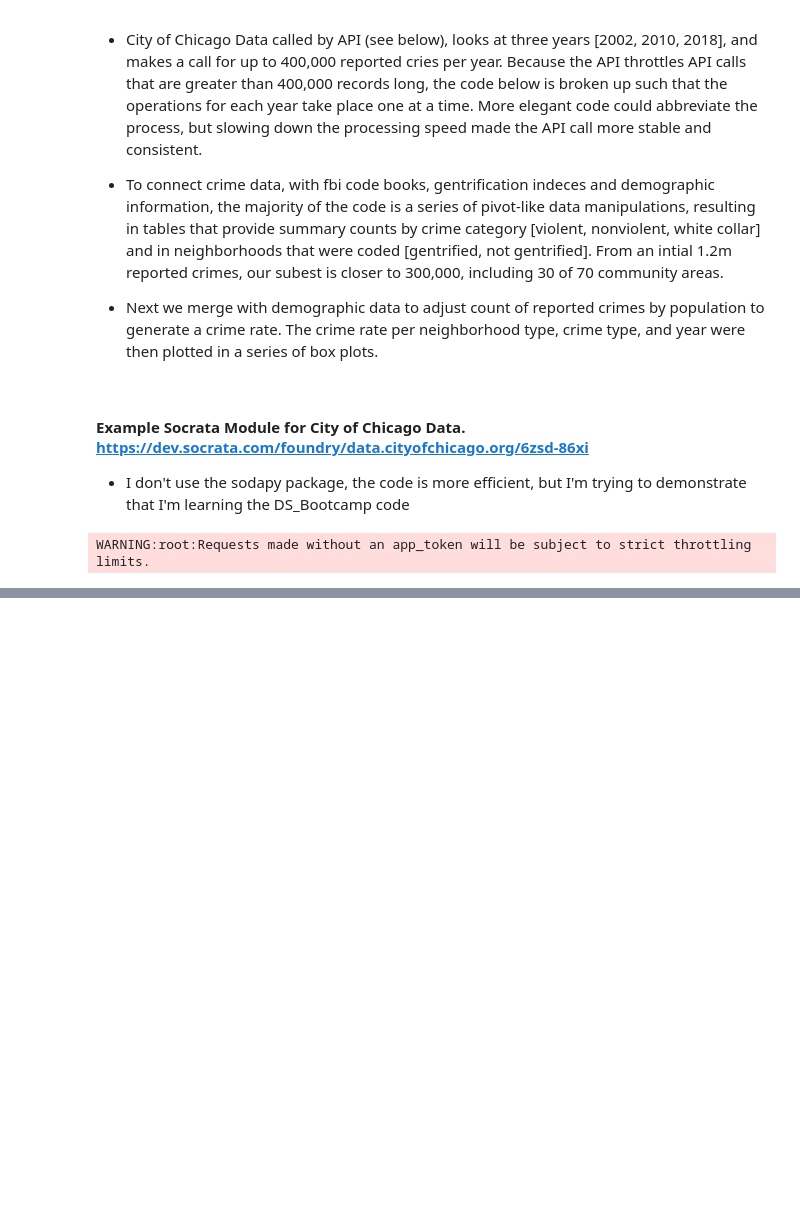
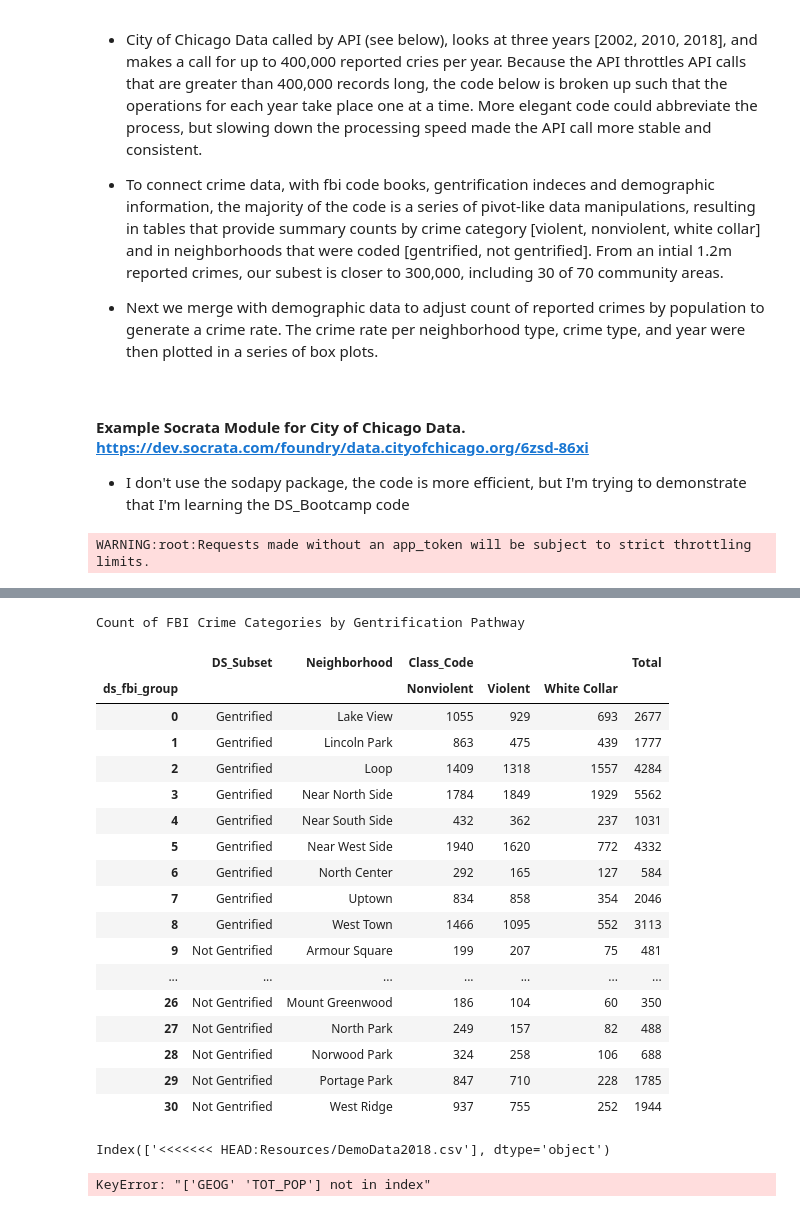
Before and after one commit to ajdeschenes/RuPaulsitory, a Jupyter notebook: Dev/Crime/chicago_crime_gentrification_api_json.ipynb, the cells around one changed output, grey strips where cells are left out. Drawn from its saved outputs; the diff is of its cells as text; code cells hidden in the pictures; blank space fills up the shorter version.

```diff
--- a/Dev/Crime/chicago_crime_gentrification_api_json.ipynb
+++ b/Dev/Crime/chicago_crime_gentrification_api_json.ipynb
@@ -75,0 +309,8 @@ FileNotFoundError: File b'crime_resources/fbi_codex.csv' does not exist
+# %%
+closeresults = client.get("6zsd-86xi", year=2018, limit=400000)
+closeresults_df = pd.DataFrame.from_records(closeresults)                    # Convert to pandas DataFrame # results_df.head()
+close_results = closeresults_df[['community_area','fbi_code','date','description', 'latitude','longitude','primary_type','year']]
+close_results['community_area'] = pd.to_numeric(close_results['community_area'], errors='coerce')
+close_results.groupby(by=['fbi_code']).count() #relevant_results.sort_values('fbi_code')
+close_results.to_csv('report_reference_data/close_tfile.csv')
+close_results.head()
@@ -75,0 +324,12 @@ FileNotFoundError: File b'crime_resources/fbi_codex.csv' does not exist
+# %%
+closeyear_fbiindex = close_results.merge(fbi_index, left_on='fbi_code', right_on='fbi_code_key')
+close_crimecat_cca = closeyear_fbiindex.merge(gent_fin, left_on='community_area', right_on='community_area')
+close_crimecat_cca.to_csv('report_reference_data/close_crimecat_cca.csv') # display(b_crimecat_cca.columns)
+display(close_crimecat_cca.head())
+
+close_crimecat_cca_clean = close_crimecat_cca[['community_area', 'Neighborhood', 'fbi_code','fbi_Crime_type', 'ds_fbi_group', 'Classification', 'Class_Code',]]
+close_crimecat_cca_group = close_crimecat_cca_clean.groupby(by=['ds_fbi_group','Classification']).count() #relevant_results.sort_values('fbi_code')
+close_crime_reset = close_crimecat_cca_group.reset_index()
+print("Count of FBI Crime Categories by Gentrification Pathway")
+close_crime_reset.drop(columns=['community_area', 'Neighborhood', 'fbi_code','fbi_Crime_type',])
+close_crime_reset.pivot(index='Classification', columns='ds_fbi_group', values='Class_Code')
@@ -75,0 +356,40 @@ FileNotFoundError: File b'crime_resources/fbi_codex.csv' does not exist
+# %%
+close_crimecat_cca_clean['Class_Code'] = pd.to_numeric(close_crimecat_cca_clean['Class_Code'], errors='coerce') # b_crimecat_cca_clean.dtypes
+ngc1 = close_crimecat_cca_clean.loc[close_crimecat_cca_clean['Class_Code'] < 3]
+ngc2 = close_crimecat_cca_clean.loc[close_crimecat_cca_clean['Class_Code'] == 5]
+gc6 = close_crimecat_cca_clean.loc[close_crimecat_cca_clean['Class_Code'] == 6]
+combo = [ngc1, ngc2]
+nGentrifiedc = pd.concat(combo)
+nGentrifiedc["DS_Subset"] = "Not Gentrified"
+gc6["DS_Subset"] = "Gentrified"
+close_neighborhodtype_bycrime = [nGentrifiedc, gc6]
+close_neighbors = pd.concat(close_neighborhodtype_bycrime)
+close_neighbors_reset = close_neighbors.groupby(by=['DS_Subset','Neighborhood','ds_fbi_group']).count()
+close_neighbors_dropem = close_neighbors_reset.reset_index()
+close_neighbors_dropem.drop(columns=['Classification','community_area','fbi_code','fbi_Crime_type',], inplace=True)
+print("Count of FBI Crime Categories by Gentrification Pathway")
+close_neighbors_final = close_neighbors_dropem.groupby(by=['DS_Subset','Neighborhood','ds_fbi_group']).sum().unstack('ds_fbi_group')
+close_year_ngdata = close_neighbors_final.reset_index()# .pivot(index='Neighborhood', columns='ds_fbi_group', values='Class_Code')
+close_year_ngdata['Total'] = close_year_ngdata.sum(axis=1)
+close_year_ngdata.to_csv('report_reference_data/close_year_ngdata.csv')
+close_year_ngdata
+# %% [output]
+Count of FBI Crime Categories by Gentrification Pathway
+|  | DS_Subset | Neighborhood | Class_Code |  |  | Total |
+| ds_fbi_group |  |  | Nonviolent | Violent | White Collar |  |
+| 0 | Gentrified | Lake View | 1055 | 929 | 693 | 2677 |
+| 1 | Gentrified | Lincoln Park | 863 | 475 | 439 | 1777 |
+| 2 | Gentrified | Loop | 1409 | 1318 | 1557 | 4284 |
+| 3 | Gentrified | Near North Side | 1784 | 1849 | 1929 | 5562 |
+| 4 | Gentrified | Near South Side | 432 | 362 | 237 | 1031 |
+| 5 | Gentrified | Near West Side | 1940 | 1620 | 772 | 4332 |
+| 6 | Gentrified | North Center | 292 | 165 | 127 | 584 |
+| 7 | Gentrified | Uptown | 834 | 858 | 354 | 2046 |
+| 8 | Gentrified | West Town | 1466 | 1095 | 552 | 3113 |
+| 9 | Not Gentrified | Armour Square | 199 | 207 | 75 | 481 |
+| ... | ... | ... | ... | ... | ... | ... |
+| 26 | Not Gentrified | Mount Greenwood | 186 | 104 | 60 | 350 |
+| 27 | Not Gentrified | North Park | 249 | 157 | 82 | 488 |
+| 28 | Not Gentrified | Norwood Park | 324 | 258 | 106 | 688 |
+| 29 | Not Gentrified | Portage Park | 847 | 710 | 228 | 1785 |
+| 30 | Not Gentrified | West Ridge | 937 | 755 | 252 | 1944 |
@@ -75,0 +408,11 @@ FileNotFoundError: File b'crime_resources/fbi_codex.csv' does not exist
+# %%
+cca_codex2018.columns
+# %% [output]
+Index(['<<<<<<< HEAD:Resources/DemoData2018.csv'], dtype='object')
+# %%
+cca_codex2018_s = cca_codex2018[["GEOG", "TOT_POP"]]
+cca_codex2018_s['GEOG'] = cca_codex2018_s['GEOG'].str.replace("The Loop","Loop")
+cca_codex2018_name = cca_codex2018_s.rename(columns = {"GEOG": "Neighborhood", "TOT_POP" : "2018_POP"})
+cca_codex2018_name.head()
+# %% [output]
+KeyError: "['GEOG' 'TOT_POP'] not in index"
```
Also changed, not shown: parts of 27 cells of this notebook, 7 other files.
